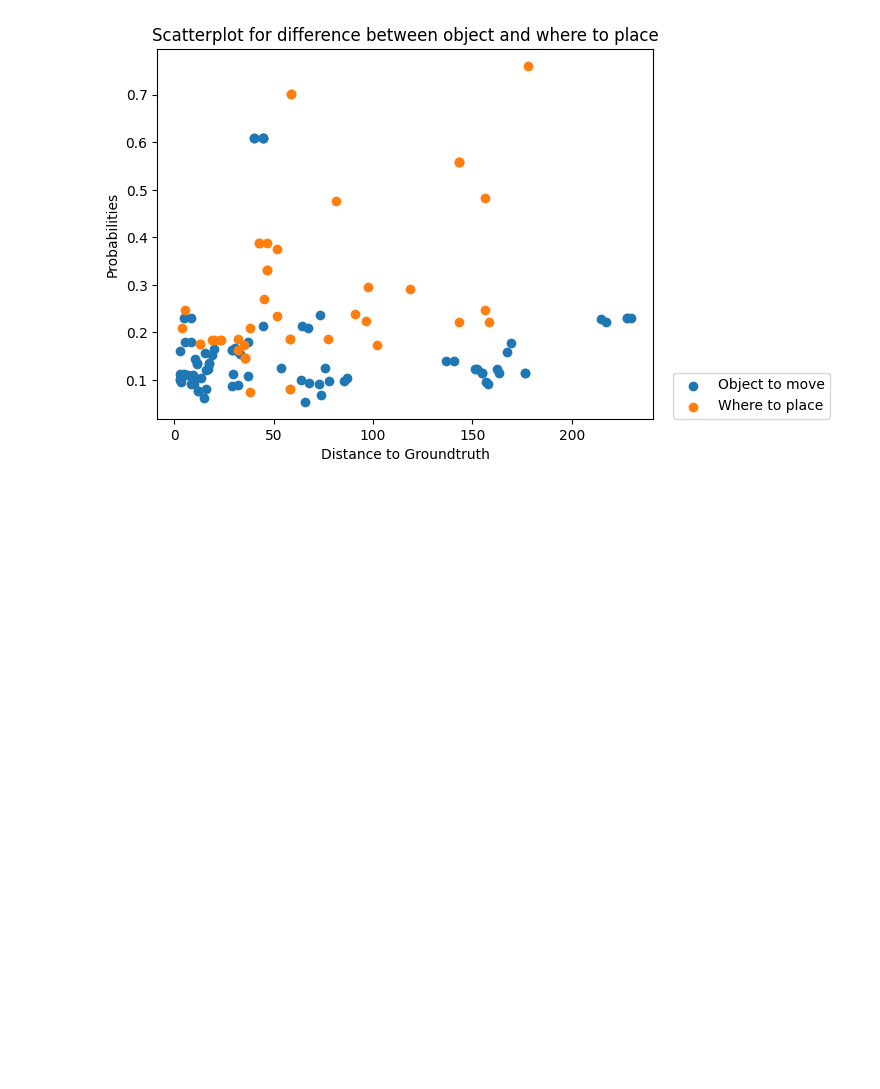
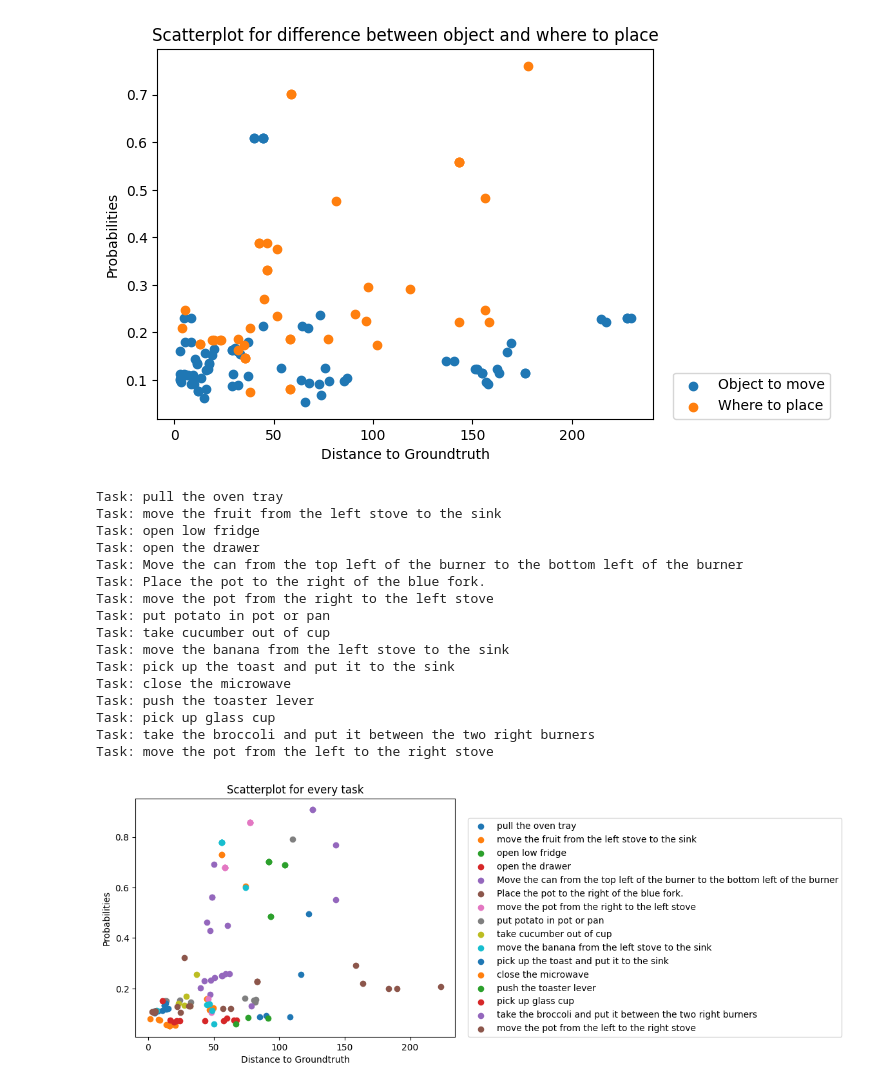
Before and after one commit to NIYI100/xai-praktikum, a Jupyter notebook: molmo/Prompts_Tests.ipynb, the cells around one changed output. Drawn from its saved outputs; the diff is of its cells as text; code cells hidden in the pictures; blank space fills up the shorter version.

```diff
--- a/molmo/Prompts_Tests.ipynb
+++ b/molmo/Prompts_Tests.ipynb
@@ -246,3 +246,39 @@ Task: take the broccoli and put it between the two right burners
 Task: move the pot from the left to the right stove
 [figure]
 [figure]
+# %%
+experiment_path = "../data/base_experiments"
+num_runs = 5
+
+
+prompt_starts = [
+    "You are the robot in the picture. Your mission is to accurately point to the exact center of the relevant object for the following task the user gave you: ",
+    "You are the robot in the picture. Your mission is to precisely identify the most appropriate placement location in the picture for the object. The task is as follows: "
+]
+
+prompt_ends = [
+    " Your output format must be a single coordinate pair (x1, y1), representing the exact center of the object to move. Do not estimate or guess, and do not output anything else.",
+    " Your output format must be a single coordinate pair (x1, y1), representing the most precise and realistic placement location. Ensure the location is feasible for a robotic arm. Do not output anything else."
+]
+
+
+
+run_experiment(experiment_path, prompt_starts, prompt_ends, num_runs)
+# %% [output]
+Task: pull the oven tray
+Task: move the fruit from the left stove to the sink
+Task: open low fridge
+Task: open the drawer
+Task: Move the can from the top left of the burner to the bottom left of the burner
+Task: Place the pot to the right of the blue fork.
+Task: move the pot from the right to the left stove
+Task: put potato in pot or pan
+Task: take cucumber out of cup
+Task: move the banana from the left stove to the sink
+Task: pick up the toast and put it to the sink
+Task: close the microwave
+Task: push the toaster lever
+Task: pick up glass cup
+Task: take the broccoli and put it between the two right burners
+Task: move the pot from the left to the right stove
+[figure, added]
```
